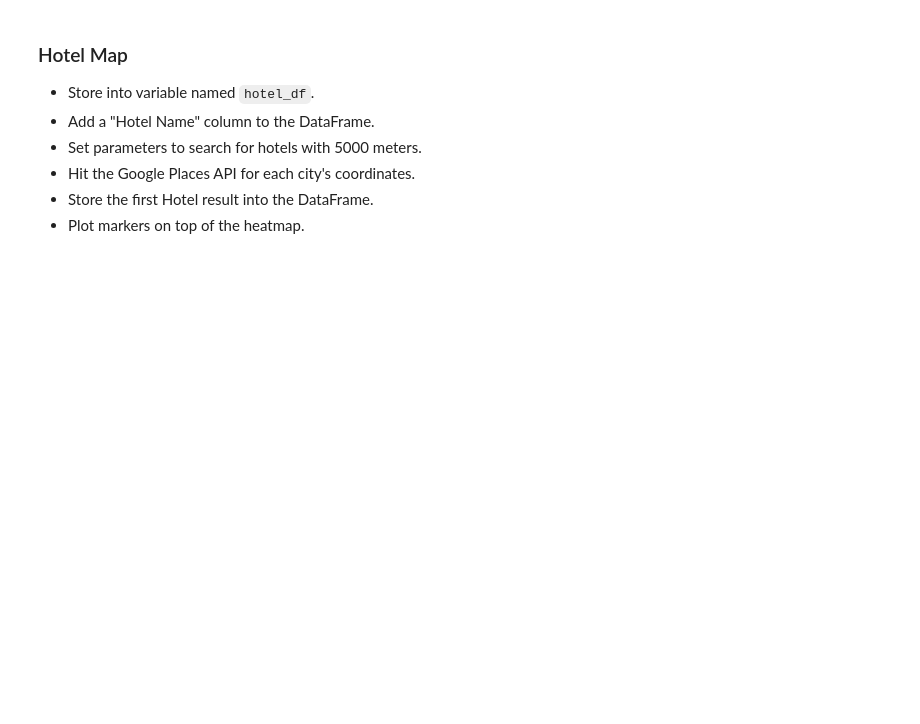
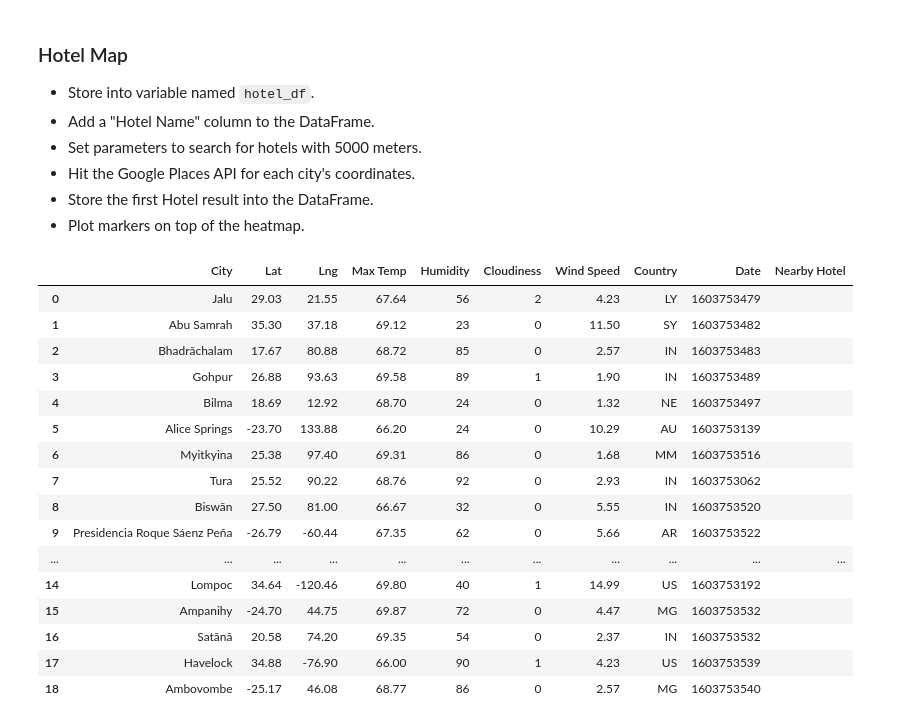
Before and after one commit to anisali01/06-Python-API-Challenge, a Jupyter notebook: VacationPy.ipynb, the cells around one changed output. Cells and saved outputs as stored; diff of their text form; code cells hidden in the pictures; blank space fills up the shorter version.

```diff
--- a/VacationPy.ipynb
+++ b/VacationPy.ipynb
@@ -20,3 +21,7 @@ from api_keys import g_key
 # %% [markdown]
 ### Store Part I results into DataFrame
 * Load the csv exported in Part I to a DataFrame
+# %%
+weather_df = pd.read_csv('Resources/Cities.csv')
+weather_df = weather_df.drop(columns=['Unnamed: 0'])
+weather_df
@@ -29,3 +63,10 @@ from api_keys import g_key
 ### Create new DataFrame fitting weather criteria
 * Narrow down the cities to fit weather conditions.
 * Drop any rows will null values.
+# %%
+# selecting rows based on condition
+hotel_df = weather_df.loc[(weather_df['Max Temp'] > 65) & (weather_df['Max Temp'] < 70) &
+                         (weather_df['Wind Speed'] < 15) &
+                         (weather_df['Cloudiness'] < 10)]
+hotel_df = hotel_df.reset_index(drop=True)
+hotel_df
@@ -37,3 +96,24 @@ from api_keys import g_key
 * Hit the Google Places API for each city's coordinates.
 * Store the first Hotel result into the DataFrame.
 * Plot markers on top of the heatmap.
+# %%
+hotel_df['Nearby Hotel'] = ''
+hotel_df
+# %% [output]
+|  | City | Lat | Lng | Max Temp | Humidity | Cloudiness | Wind Speed | Country | Date | Nearby Hotel |
+| 0 | Jalu | 29.03 | 21.55 | 67.64 | 56 | 2 | 4.23 | LY | 1603753479 |  |
+| 1 | Abu Samrah | 35.30 | 37.18 | 69.12 | 23 | 0 | 11.50 | SY | 1603753482 |  |
+| 2 | Bhadrāchalam | 17.67 | 80.88 | 68.72 | 85 | 0 | 2.57 | IN | 1603753483 |  |
+| 3 | Gohpur | 26.88 | 93.63 | 69.58 | 89 | 1 | 1.90 | IN | 1603753489 |  |
+| 4 | Bilma | 18.69 | 12.92 | 68.70 | 24 | 0 | 1.32 | NE | 1603753497 |  |
+| 5 | Alice Springs | -23.70 | 133.88 | 66.20 | 24 | 0 | 10.29 | AU | 1603753139 |  |
+| 6 | Myitkyina | 25.38 | 97.40 | 69.31 | 86 | 0 | 1.68 | MM | 1603753516 |  |
+| 7 | Tura | 25.52 | 90.22 | 68.76 | 92 | 0 | 2.93 | IN | 1603753062 |  |
+| 8 | Biswān | 27.50 | 81.00 | 66.67 | 32 | 0 | 5.55 | IN | 1603753520 |  |
+| 9 | Presidencia Roque Sáenz Peña | -26.79 | -60.44 | 67.35 | 62 | 0 | 5.66 | AR | 1603753522 |  |
+| ... | ... | ... | ... | ... | ... | ... | ... | ... | ... | ... |
+| 14 | Lompoc | 34.64 | -120.46 | 69.80 | 40 | 1 | 14.99 | US | 1603753192 |  |
+| 15 | Ampanihy | -24.70 | 44.75 | 69.87 | 72 | 0 | 4.47 | MG | 1603753532 |  |
+| 16 | Satānā | 20.58 | 74.20 | 69.35 | 54 | 0 | 2.37 | IN | 1603753532 |  |
+| 17 | Havelock | 34.88 | -76.90 | 66.00 | 90 | 1 | 4.23 | US | 1603753539 |  |
+| 18 | Ambovombe | -25.17 | 46.08 | 68.77 | 86 | 0 | 2.57 | MG | 1603753540 |  |
```
Also changed, not shown: parts of 10 cells of this notebook.
